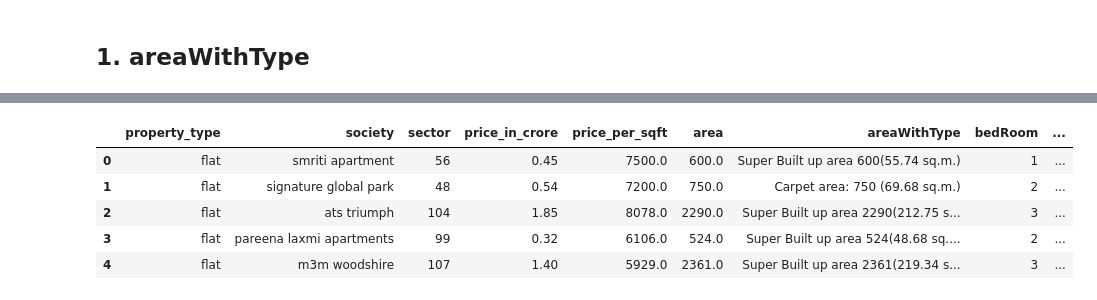
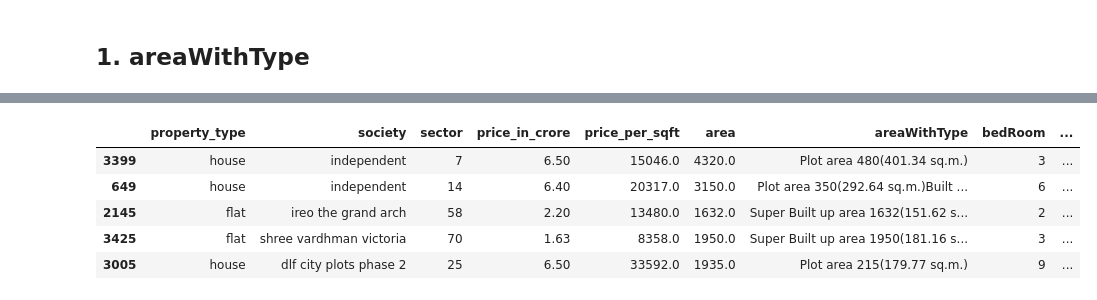
Before and after one commit to ashu123243/GHARPREDICT, a Jupyter notebook: feature-engineering.ipynb, the cells around one changed output, grey strips where cells are left out. Saved outputs shown, nothing was run; the diff lists cells and outputs as text; code cells hidden in the pictures.

```diff
--- a/feature-engineering.ipynb
+++ b/feature-engineering.ipynb
@@ -59,11 +59,11 @@ df['built_up_area']=df.apply(lambda x:convert_to_sqft(x['areaWithType'],x['built
 df['carpet_area']=df['areaWithType'].apply(lambda x:get_area(x,'Carpet area'))
 df['carpet_area']=df.apply(lambda x:convert_to_sqft(x['areaWithType'],x['carpet_area']),axis=1)
 # %%
-df.head()
+df.sample(5)
 # %% [output]
 |  | property_type | society | sector | price_in_crore | price_per_sqft | area | areaWithType | bedRoom | ... |
-| 0 | flat | smriti apartment | 56 | 0.45 | 7500.0 | 600.0 | Super Built up area 600(55.74 sq.m.) | 1 | ... |
-| 1 | flat | signature global park | 48 | 0.54 | 7200.0 | 750.0 | Carpet area: 750 (69.68 sq.m.) | 2 | ... |
-| 2 | flat | ats triumph | 104 | 1.85 | 8078.0 | 2290.0 | Super Built up area 2290(212.75 s... | 3 | ... |
-| 3 | flat | pareena laxmi apartments | 99 | 0.32 | 6106.0 | 524.0 | Super Built up area 524(48.68 sq.... | 2 | ... |
-| 4 | flat | m3m woodshire | 107 | 1.40 | 5929.0 | 2361.0 | Super Built up area 2361(219.34 s... | 3 | ... |
+| 3399 | house | independent | 7 | 6.50 | 15046.0 | 4320.0 | Plot area 480(401.34 sq.m.) | 3 | ... |
+| 649 | house | independent | 14 | 6.40 | 20317.0 | 3150.0 | Plot area 350(292.64 sq.m.)Built ... | 6 | ... |
+| 2145 | flat | ireo the grand arch | 58 | 2.20 | 13480.0 | 1632.0 | Super Built up area 1632(151.62 s... | 2 | ... |
+| 3425 | flat | shree vardhman victoria | 70 | 1.63 | 8358.0 | 1950.0 | Super Built up area 1950(181.16 s... | 3 | ... |
+| 3005 | house | dlf city plots phase 2 | 25 | 6.50 | 33592.0 | 1935.0 | Plot area 215(179.77 sq.m.) | 9 | ... |
```
Also changed, not shown: parts of 63 cells of this notebook, 2 other files.
